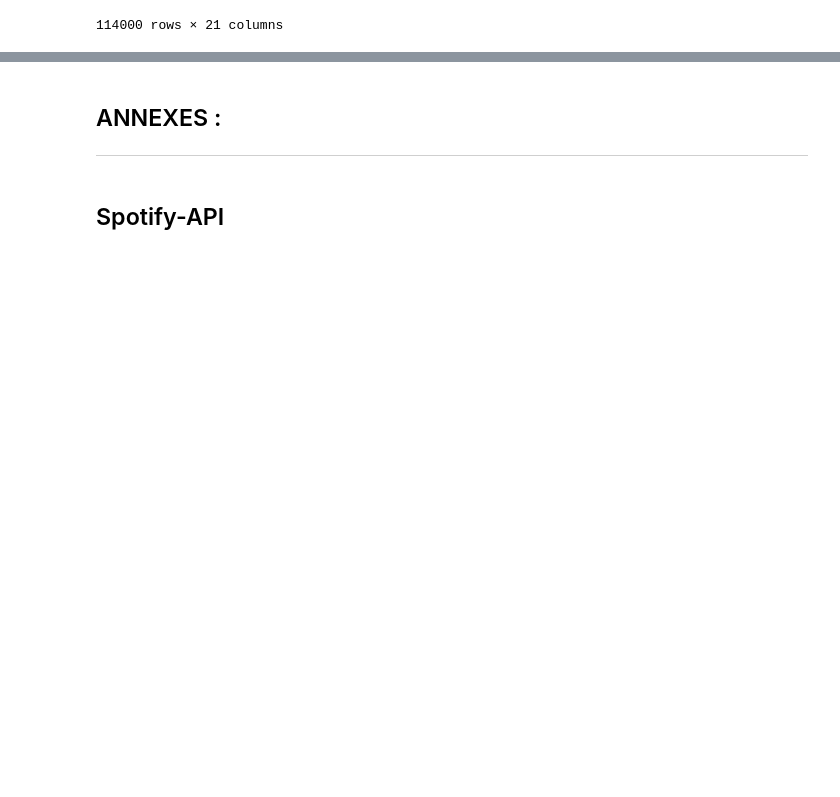
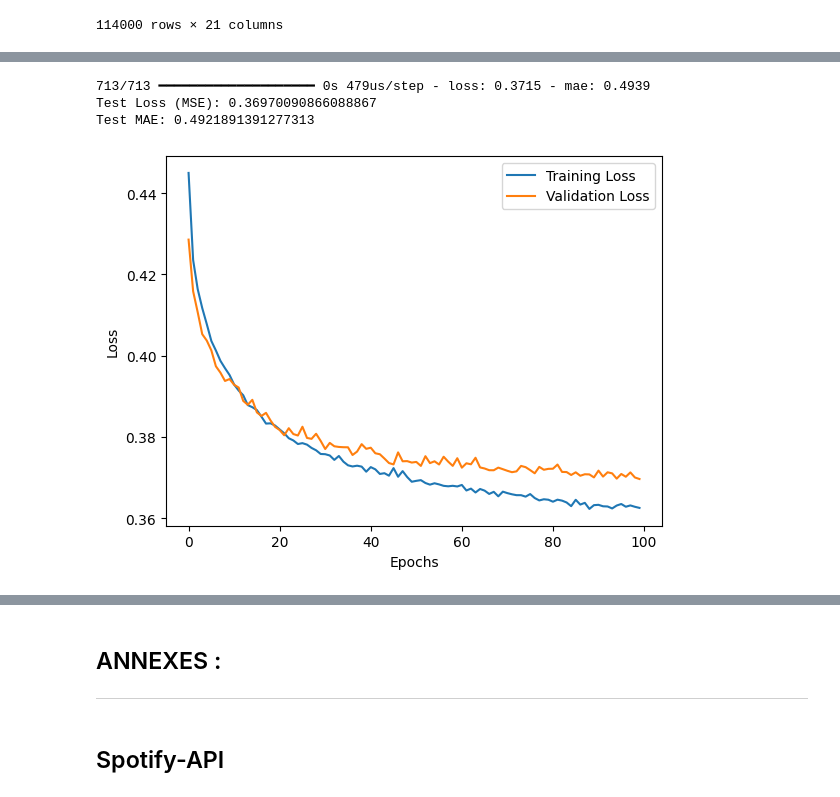
Before and after one commit to JeanRoelensYnov/projet-ML-DL, a Jupyter notebook: data_analysis/Data_Analysis.ipynb, the cells around one changed output, grey strips where cells are left out. Drawn from its saved outputs; the diff is of its cells as text; code cells hidden in the pictures; blank space fills up the shorter version.

```diff
--- a/data_analysis/Data_Analysis.ipynb
+++ b/data_analysis/Data_Analysis.ipynb
@@ -224,0 +352,5 @@ Data features : Index(['Unnamed: 0', 'track_id', 'artists', 'album_name', 'track
+# %%
+# n_estimators = 100 we don't tweak this for now
+# max_depth set to none to have a deeper tree
+regr = RandomForestRegressor(criterion="friedman_mse",random_state=0)
+regr.fit(X_train,y_train)
@@ -224,0 +371,22 @@ Data features : Index(['Unnamed: 0', 'track_id', 'artists', 'album_name', 'track
+# %%
+from tensorflow.keras.models import Sequential
+from tensorflow.keras.layers import Input, Dense, Dropout
+
+#Model definition
+model = Sequential([
+    Input(shape=(15,)),
+    Dense(64, activation='relu'),
+    Dense(32, activation='relu'),
+    Dropout(0.2),
+    Dense(1, activation='linear')
+])
+# %%
+model.compile(optimizer='adam', loss='mse', metrics=['mae'])
+# %%
+history = model.fit(
+    X_train, y_train,
+    validation_data=(X_test, y_test),
+    epochs=100,
+    batch_size=32,
+    verbose=1
+)
@@ -224,0 +411,17 @@ Data features : Index(['Unnamed: 0', 'track_id', 'artists', 'album_name', 'track
+# %%
+test_loss, test_mae = model.evaluate(X_test, y_test)
+print(f"Test Loss (MSE): {test_loss}")
+print(f"Test MAE: {test_mae}")
+# %% [output]
+713/713 ━━━━━━━━━━━━━━━━━━━━ 0s 479us/step - loss: 0.3715 - mae: 0.4939
+Test Loss (MSE): 0.36970090866088867
+Test MAE: 0.4921891391277313
+# %%
+plt.plot(history.history['loss'], label='Training Loss')
+plt.plot(history.history['val_loss'], label='Validation Loss')
+plt.xlabel('Epochs')
+plt.ylabel('Loss')
+plt.legend()
+plt.show()
+# %% [output]
+[figure, added]
```
Also changed, not shown: parts of 50 cells of this notebook, 1 other file.
